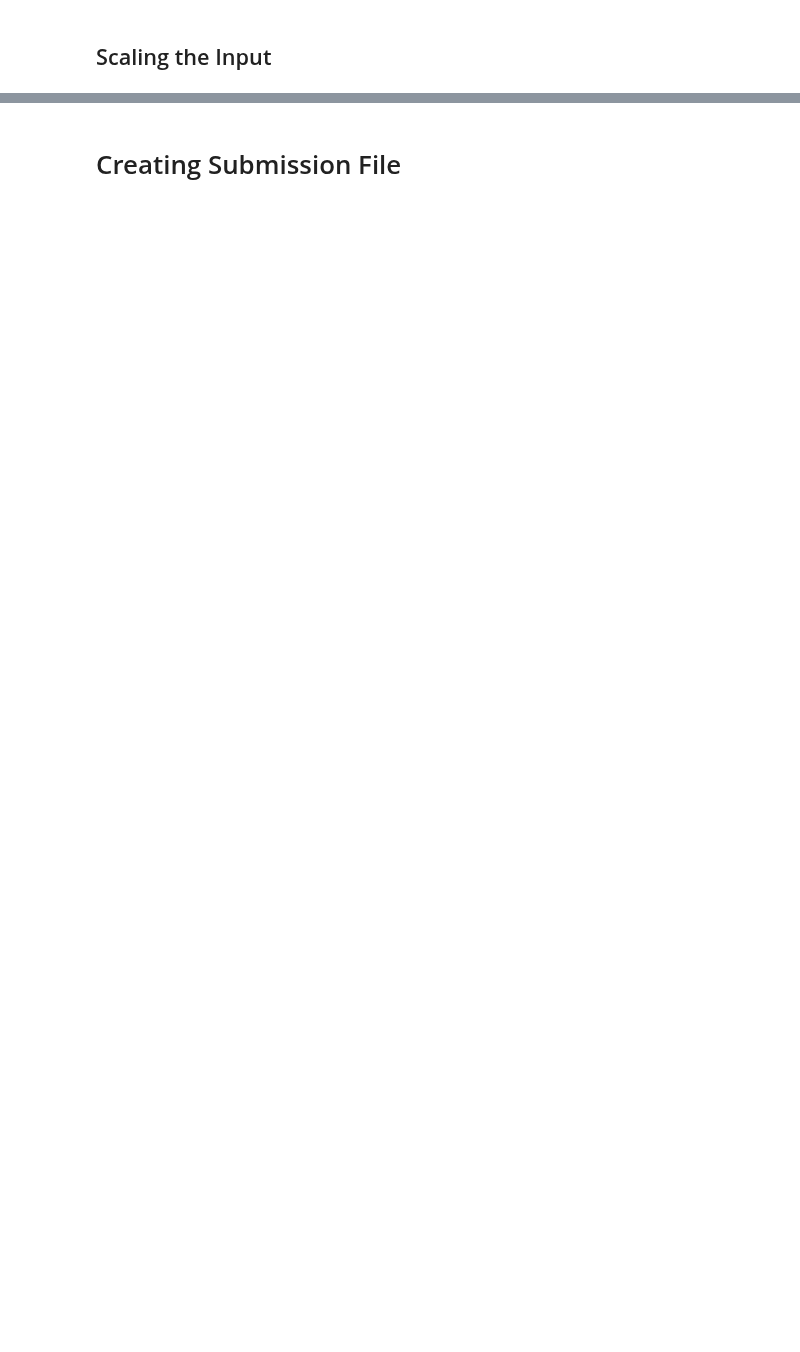
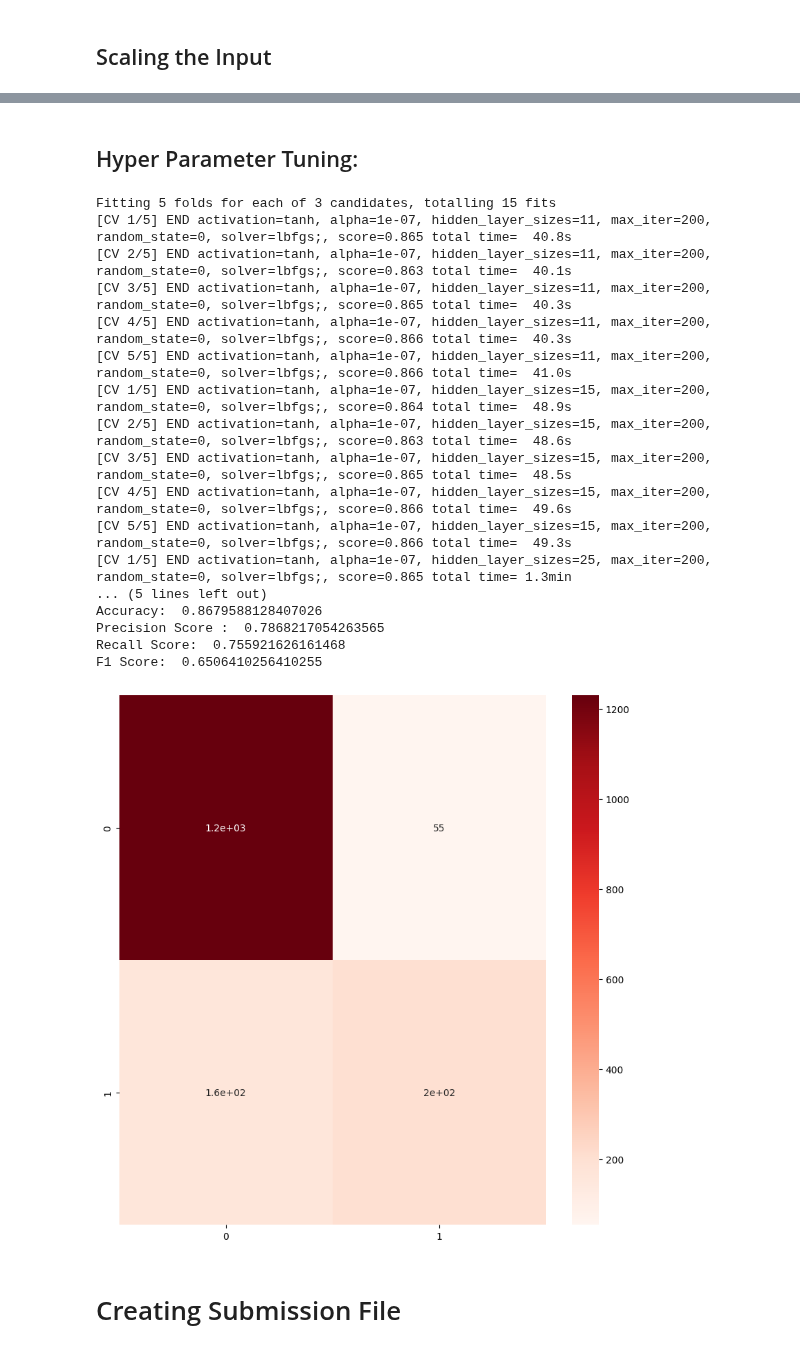
Before and after one commit to snajeebz/playground, a Jupyter notebook: binary-classificaton-bank-churn-xgb-classfier.ipynb, the cells around one changed output, grey strips where cells are left out. Cells and saved outputs as stored; diff of their text form; code cells hidden in the pictures; blank space fills up the shorter version.

```diff
--- a/binary-classificaton-bank-churn-xgb-classfier.ipynb
+++ b/binary-classificaton-bank-churn-xgb-classfier.ipynb
@@ -346,22 +378,3 @@ def evaluate(y_test,ypred):
     cm = confusion_matrix(y_test, y_pred)
     plt.figure(figsize=(10, 10))
     s=sns.heatmap(cm,annot=True, cmap='Reds')
-# %%
-from sklearn.neural_network import MLPClassifier
-clf = MLPClassifier(solver='lbfgs',
-              max_iter =100,
-              alpha=1e-08,
-              hidden_layer_sizes=13,
-              random_state=9,
-              activation='relu',
-              learning_rate='adaptive',
-              verbose=0,
-              early_stopping=1,
-              n_iter_no_change=10)
-
-print ('Training the model')
-clf.fit(X_train,y_train)
-print('Trained the Model with Accuracy: ',clf.score(X_train,y_train))
-print('\nTotal Iterations: ', clf.n_iter_)
-y_pred=clf.predict(X_test)
-evaluate(y_test,y_pred)
@@ -378,3 +381,56 @@ F1 Score:  0.6560509554140127
+# %% [markdown]
+## Hyper Parameter Tuning:
+# %%
+from sklearn.metrics import accuracy_score, precision_score, classification_report
+from sklearn.neural_network import MLPClassifier
+from sklearn.model_selection import GridSearchCV
+import warnings
+warnings.filterwarnings('ignore')
+
+models = {
+   'MLP':MLPClassifier(early_stopping=1, learning_rate='adaptive',n_iter_no_change=5, validation_fraction=0.1),
+
+
+}
+grid_param={
+    'MLP': {
+        'solver': ['lbfgs'],
+        'activation': ['tanh'],
+        'max_iter': [200],
+        'alpha': [10.0 ** -7],
+        'hidden_layer_sizes':[11, 15, 25],
+        'random_state':[0],
+            },
+            }
+
+
+for name,mod in tqdm(models.items()):
+    gs = GridSearchCV(estimator=mod, param_grid=grid_param[name], verbose=3, cv=5, scoring='accuracy')
+    import warnings
+    warnings.filterwarnings('ignore')
+    gs.fit(X_train,y_train)
+    print('Model: ', name, ' Accuracy:',format(gs.best_score_,".2f"),  ' Best Parameters:',gs.best_params_)
+    y_pred=gs.predict(X_test)
+    evaluate(y_test,y_pred)
+# %% [output]
+Fitting 5 folds for each of 3 candidates, totalling 15 fits
+[CV 1/5] END activation=tanh, alpha=1e-07, hidden_layer_sizes=11, max_iter=200, random_state=0, solver=lbfgs;, score=0.865 total time=  40.8s
+[CV 2/5] END activation=tanh, alpha=1e-07, hidden_layer_sizes=11, max_iter=200, random_state=0, solver=lbfgs;, score=0.863 total time=  40.1s
+[CV 3/5] END activation=tanh, alpha=1e-07, hidden_layer_sizes=11, max_iter=200, random_state=0, solver=lbfgs;, score=0.865 total time=  40.3s
+[CV 4/5] END activation=tanh, alpha=1e-07, hidden_layer_sizes=11, max_iter=200, random_state=0, solver=lbfgs;, score=0.866 total time=  40.3s
+[CV 5/5] END activation=tanh, alpha=1e-07, hidden_layer_sizes=11, max_iter=200, random_state=0, solver=lbfgs;, score=0.866 total time=  41.0s
+[CV 1/5] END activation=tanh, alpha=1e-07, hidden_layer_sizes=15, max_iter=200, random_state=0, solver=lbfgs;, score=0.864 total time=  48.9s
+[CV 2/5] END activation=tanh, alpha=1e-07, hidden_layer_sizes=15, max_iter=200, random_state=0, solver=lbfgs;, score=0.863 total time=  48.6s
+[CV 3/5] END activation=tanh, alpha=1e-07, hidden_layer_sizes=15, max_iter=200, random_state=0, solver=lbfgs;, score=0.865 total time=  48.5s
+[CV 4/5] END activation=tanh, alpha=1e-07, hidden_layer_sizes=15, max_iter=200, random_state=0, solver=lbfgs;, score=0.866 total time=  49.6s
+[CV 5/5] END activation=tanh, alpha=1e-07, hidden_layer_sizes=15, max_iter=200, random_state=0, solver=lbfgs;, score=0.866 total time=  49.3s
+[CV 1/5] END activation=tanh, alpha=1e-07, hidden_layer_sizes=25, max_iter=200, random_state=0, solver=lbfgs;, score=0.865 total time= 1.3min
+... (5 lines left out)
+Accuracy:  0.8679588128407026
+Precision Score :  0.7868217054263565
+Recall Score:  0.755921626161468
+F1 Score:  0.6506410256410255
+[figure, added]
 # %% [markdown]
 # Creating Submission File
 # %%
```
Also changed, not shown: parts of 10 cells of this notebook.
